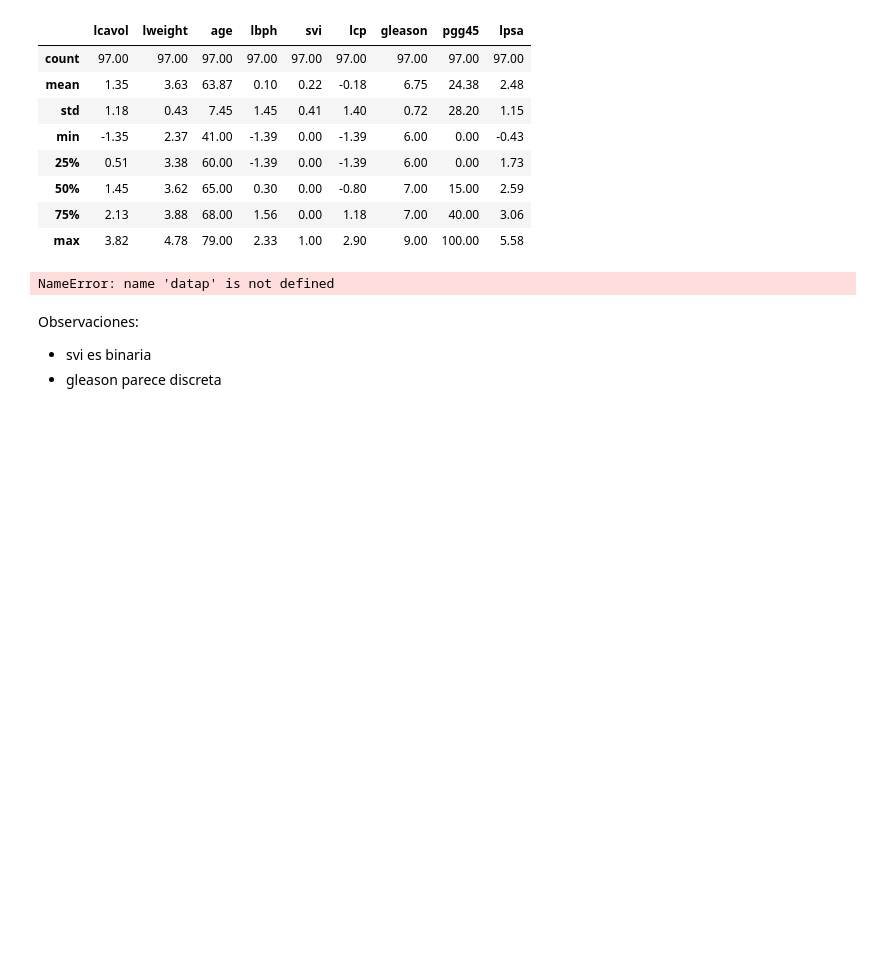
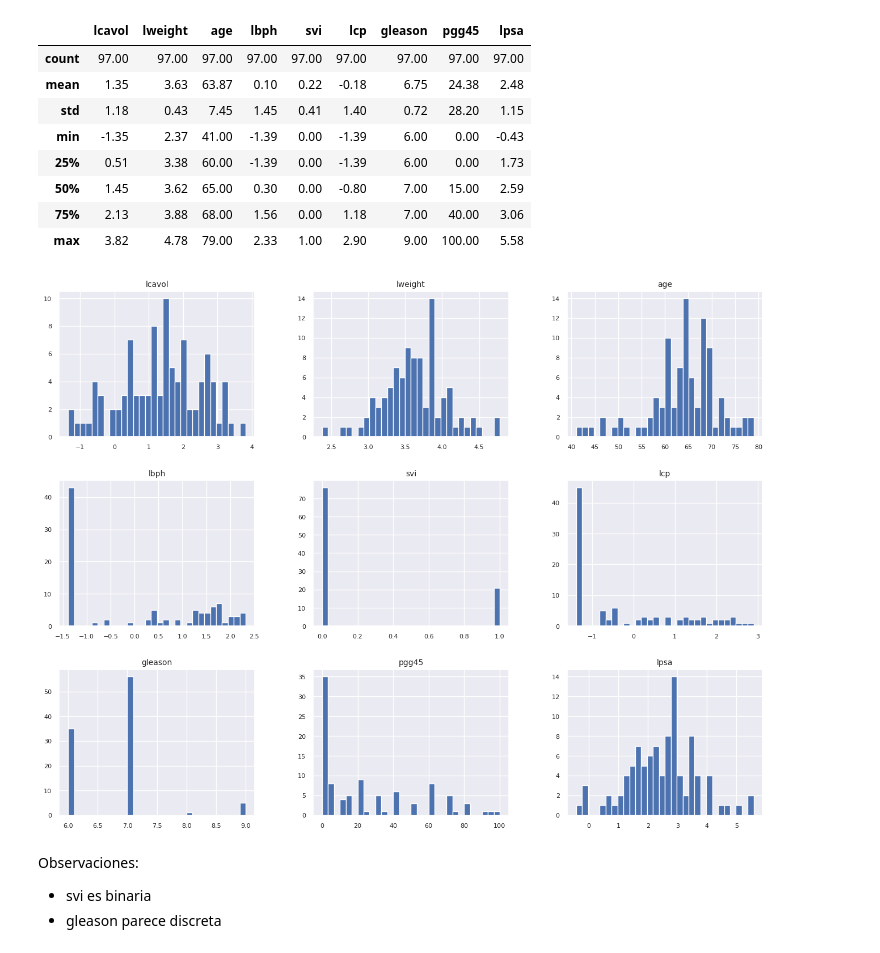
Before and after one commit to GabrielVenegas622/Shinny-Broccoli-Workspace, a Jupyter notebook: ProstateCancerModel/Tarea_ML_Prostate_Regresion.ipynb, the cells around one changed output. Drawn from its saved outputs; the diff is of its cells as text; code cells hidden in the pictures; blank space fills up the shorter version.

```diff
--- a/ProstateCancerModel/Tarea_ML_Prostate_Regresion.ipynb
+++ b/ProstateCancerModel/Tarea_ML_Prostate_Regresion.ipynb
@@ -109,9 +116,9 @@ dataP.describe()
 | 75% | 2.13 | 3.88 | 68.00 | 1.56 | 0.00 | 1.18 | 7.00 | 40.00 | 3.06 |
 | max | 3.82 | 4.78 | 79.00 | 2.33 | 1.00 | 2.90 | 9.00 | 100.00 | 5.58 |
 # %%
-f = datap.hist(bins=30, figsize=(16, 12))
+f = dataP.hist(bins=30, figsize=(16, 12))
 # %% [output]
-NameError: name 'datap' is not defined
+[figure, added]
 # %% [markdown]
 Observaciones:
 
```
Also changed, not shown: parts of 43 cells of this notebook, 1 other file.
